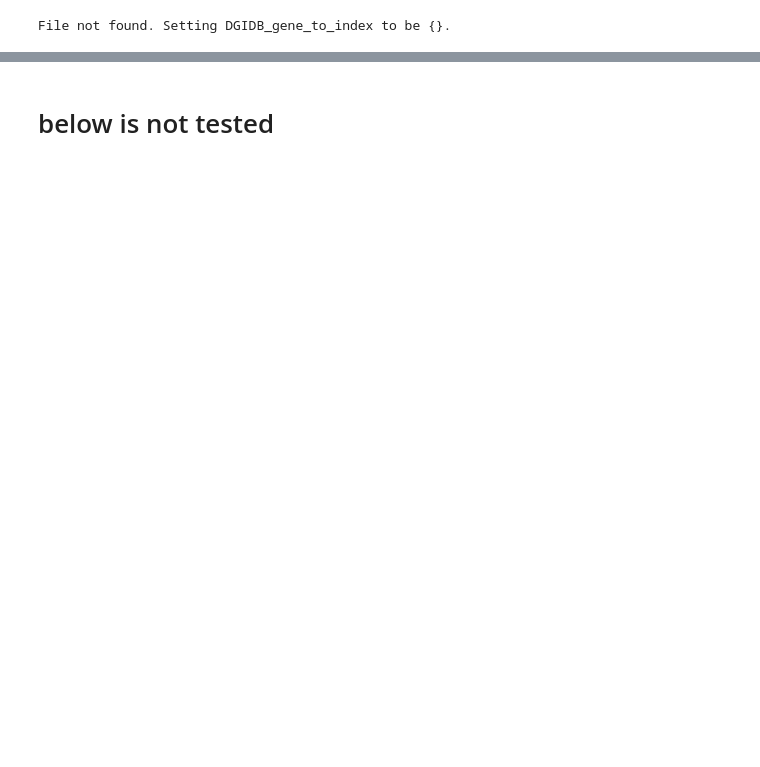
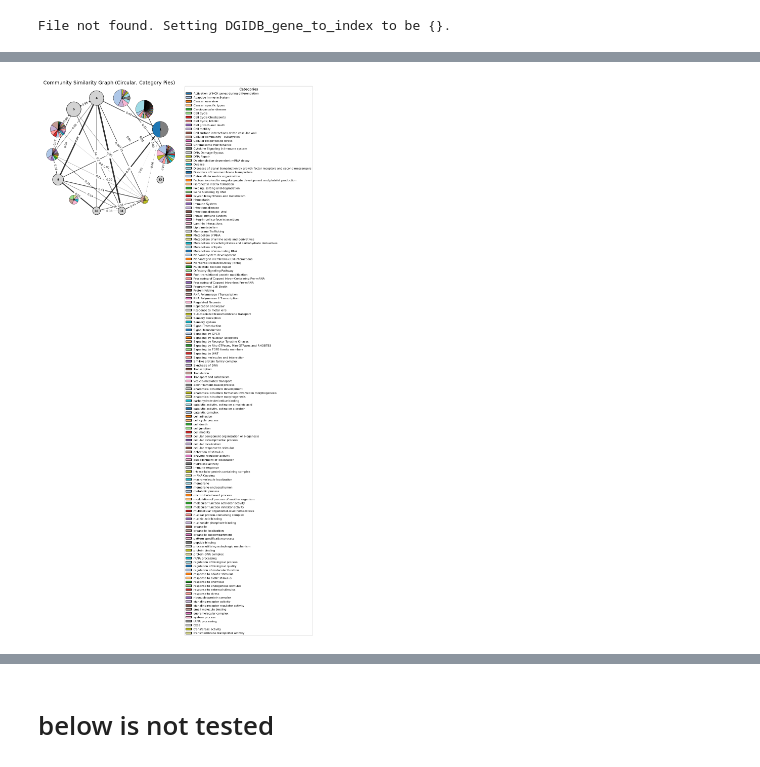
Before and after one commit to Monomanae/DDBC-hypergraph, a Jupyter notebook: Methods/DDBC/community_similarity_graph.ipynb, the cells around one changed output, grey strips where cells are left out. Saved outputs shown, nothing was run; the diff lists cells and outputs as text; code cells hidden in the pictures; blank space fills up the shorter version.

```diff
--- a/Methods/DDBC/community_similarity_graph.ipynb
+++ b/Methods/DDBC/community_similarity_graph.ipynb
@@ -171,4 +267,13 @@ def plot_community_graph_circular(G, community_sizes=None,
     plt.show()
+# %%
+plot_community_graph_circular(
+    comm_sim_mat,
+    category_count_by_comm=category_count_by_comm,  # your dict
+    threshold=0.0,
+    community_sizes=sizes,  # if you have them, else None
+)
+# %% [output]
+[figure, added]
 # %%
 sizes = [len(c) for c in communities_selected]
 
```
Also changed, not shown: parts of 7 cells of this notebook.
